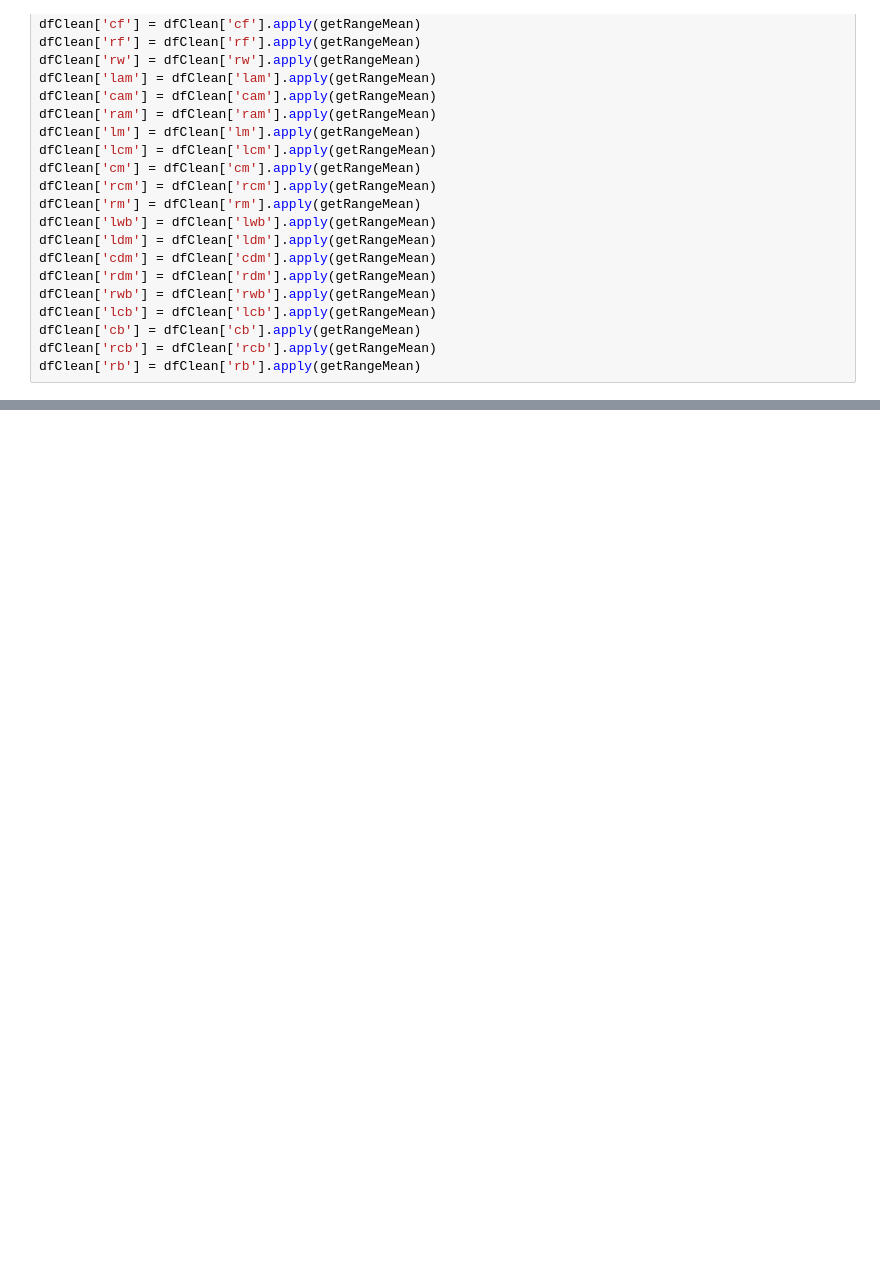
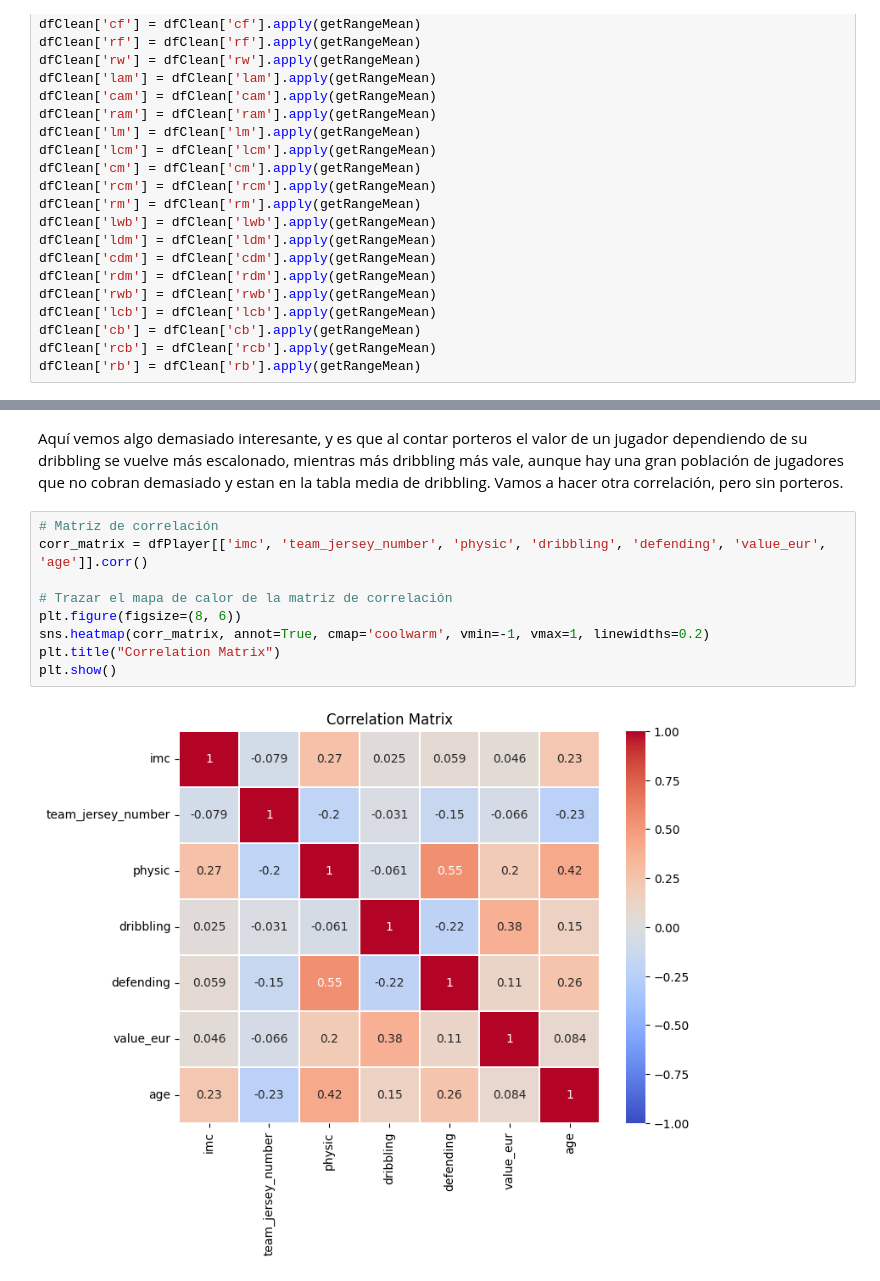
Before and after one commit to Marito-R-T/data-analytics-project, a Jupyter notebook: phase1/analysis.ipynb, the cells around one changed output, grey strips where cells are left out. Saved outputs shown, nothing was run; the diff lists cells and outputs as text; blank space fills up the shorter version.

```diff
--- a/phase1/analysis.ipynb
+++ b/phase1/analysis.ipynb
@@ -386,0 +546,13 @@ df[df["rcb"].isnull()]
+# %% [markdown]
+Aquí vemos algo demasiado interesante, y es que al contar porteros el valor de un jugador dependiendo de su dribbling se vuelve más escalonado, mientras más dribbling más vale, aunque hay una gran población de jugadores que no cobran demasiado y estan en la tabla media de dribbling. Vamos a hacer otra correlación, pero sin porteros.
+# %%
+# Matriz de correlación
+corr_matrix = dfPlayer[['imc', 'team_jersey_number', 'physic', 'dribbling', 'defending', 'value_eur', 'age']].corr()
+
+# Trazar el mapa de calor de la matriz de correlación
+plt.figure(figsize=(8, 6))
+sns.heatmap(corr_matrix, annot=True, cmap='coolwarm', vmin=-1, vmax=1, linewidths=0.2)
+plt.title("Correlation Matrix")
+plt.show()
+# %% [output]
+[figure, added]
```
Also changed, not shown: parts of 30 cells of this notebook, 1 other file.
